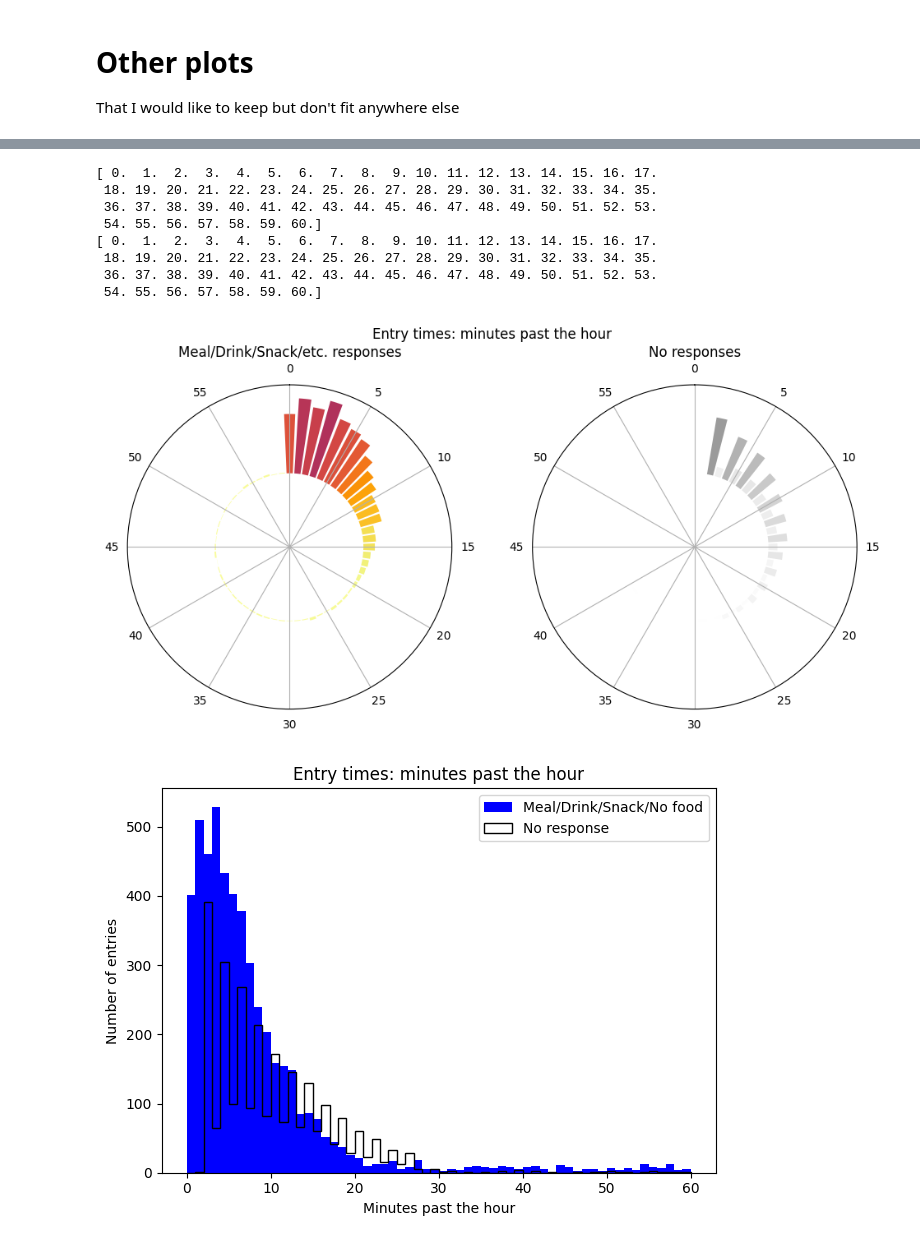
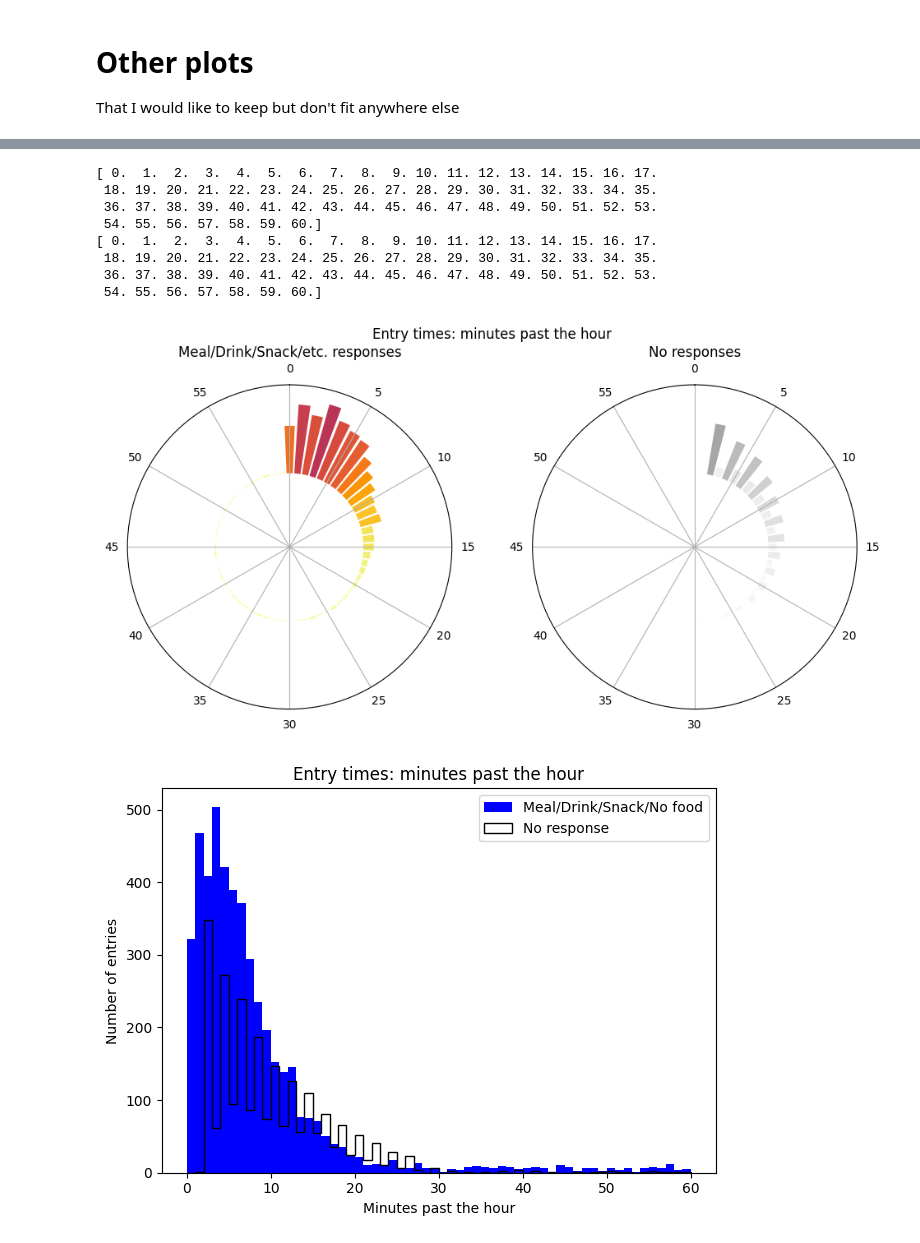
Before and after one commit to richard-lane/seaco_malaysia, a Jupyter notebook: other_stuff.ipynb, the cells around one changed output, grey strips where cells are left out. Cells and saved outputs as stored; diff of their text form; code cells hidden in the pictures.

```diff
--- a/other_stuff.ipynb
+++ b/other_stuff.ipynb
@@ -12,7 +18,8 @@ Circular histogram of entries in minutes past the hour
 import numpy as np
 import matplotlib.pyplot as plt
 
-meal_info = clean.cleaned_smartwatch(remove_catchups=True)
+meal_info = read.all_meal_info()
+meal_info = clean.clean_meal_info(meal_info, keep_catchups=False)
 
 no_responses = meal_info["meal_type"] == "No response"
 
@@ -38,34 +45,34 @@ polar_hist(axes[1], meal_info[no_responses], plt.cm.binary)
 
 for axis in axes:
     n_ticks = 12
     axis.set_xticks(
         [2 * i * np.pi / n_ticks for i in range(n_ticks)],
         [int(i * 60 / n_ticks) for i in range(n_ticks)],
     )
 
     axis.set_theta_zero_location("N")
     axis.set_theta_direction(-1)
 
     axis.set_yticks([])
 
     axis.set_ylim(1000, 2100)
 
 fig.suptitle("Entry times: minutes past the hour")
 axes[0].set_title("Meal/Drink/Snack/etc. responses")
 axes[1].set_title("No responses")
 
 fig.tight_layout()
 fig.savefig("img/clock_hist.png")
 # %% [output]
 [ 0.  1.  2.  3.  4.  5.  6.  7.  8.  9. 10. 11. 12. 13. 14. 15. 16. 17.
  18. 19. 20. 21. 22. 23. 24. 25. 26. 27. 28. 29. 30. 31. 32. 33. 34. 35.
  36. 37. 38. 39. 40. 41. 42. 43. 44. 45. 46. 47. 48. 49. 50. 51. 52. 53.
  54. 55. 56. 57. 58. 59. 60.]
 [ 0.  1.  2.  3.  4.  5.  6.  7.  8.  9. 10. 11. 12. 13. 14. 15. 16. 17.
  18. 19. 20. 21. 22. 23. 24. 25. 26. 27. 28. 29. 30. 31. 32. 33. 34. 35.
  36. 37. 38. 39. 40. 41. 42. 43. 44. 45. 46. 47. 48. 49. 50. 51. 52. 53.
  54. 55. 56. 57. 58. 59. 60.]
-[figure, old version]
+[figure, new version]
 # %%
 hist_kw = {"bins": np.linspace(0, 60, 61)}
 
@@ -91,7 +98,7 @@ plt.title("Entry times: minutes past the hour")
 plt.tight_layout()
 plt.savefig("img/minutes_hist.png")
 # %% [output]
-[figure, old version]
+[figure, new version]
 # %%
 """
 Show when the entries were made, indicating Ramadan
```
Also changed, not shown: parts of 4 cells of this notebook, 2 other files.
